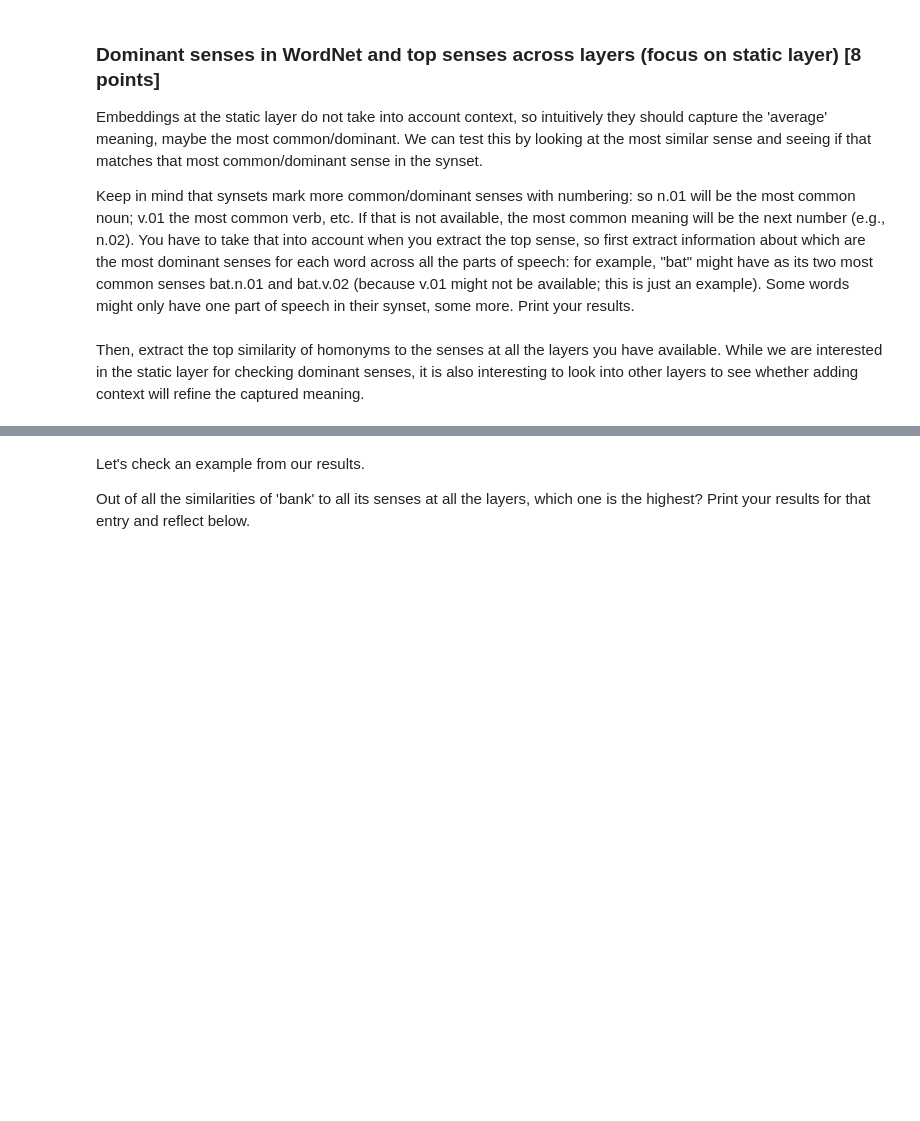
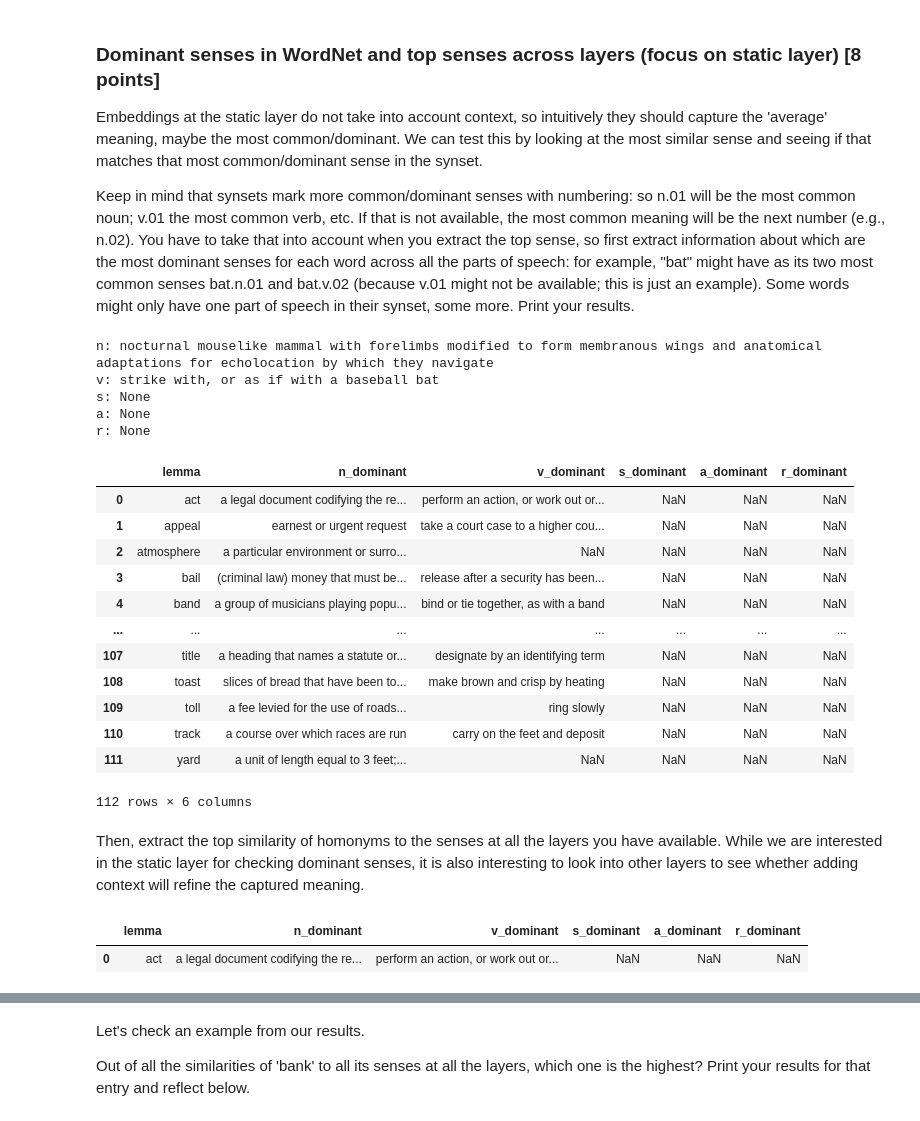
Before and after one commit to kazgar/comp_ling_assignment, a Jupyter notebook: compling26_assignment.ipynb, the cells around one changed output, grey strips where cells are left out. Cells and saved outputs as stored; diff of their text form; code cells hidden in the pictures; blank space fills up the shorter version.

```diff
--- a/compling26_assignment.ipynb
+++ b/compling26_assignment.ipynb
@@ -410,2 +408,75 @@ Keep in mind that synsets mark more common/dominant senses with numbering: so n.
+# %%
+# your code here
+parts_of_speech = ['n', 'v', 's', 'a', 'r']
+
+def extract_dominant_senses(word: str, parts_of_speech: list[str] = parts_of_speech):
+    dominant_pos = {}
+    for synset in wn.synsets(word):
+        name_split = synset.name().split(".")
+        pos, n = name_split[1], int(name_split[2])
+        if pos not in dominant_pos.keys():
+            dominant_pos[pos] = (n, synset.definition())
+        elif n < dominant_pos[pos][0]:
+            dominant_pos[pos] = (n, synset.definition())
+
+    formatted_dict = {
+        pos: definition for pos, (_, definition) in zip(dominant_pos.keys(), dominant_pos.values())
+    }
+
+    for pos in parts_of_speech:
+        if pos not in formatted_dict.keys():
+            formatted_dict[pos] = None
+
+    return formatted_dict
+
+for pos, dom_sense in extract_dominant_senses("bat").items():
+    print(f"{pos}: {dom_sense}")
+# %% [output]
+n: nocturnal mouselike mammal with forelimbs modified to form membranous wings and anatomical adaptations for echolocation by which they navigate
+v: strike with, or as if with a baseball bat
+s: None
+a: None
+r: None
+# %%
+lemmas = df_sentences_copy["lemma"].unique().tolist()
+n_dominant = []
+v_dominant = []
+s_dominant = []
+a_dominant = []
+r_dominant = []
+
+for lemma in lemmas:
+    pos_dominant_senses = extract_dominant_senses(lemma)
+    for pos, pos_list in zip(parts_of_speech, [
+        n_dominant, v_dominant, s_dominant, a_dominant, r_dominant
+    ]):
+        pos_list.append(pos_dominant_senses[pos])
+
+dominant_senses_df = pd.DataFrame(
+    {
+        "lemma": lemmas,
+        "n_dominant": n_dominant,
+        "v_dominant": v_dominant,
+        "s_dominant": s_dominant,
+        "a_dominant": a_dominant,
+        "r_dominant": r_dominant,
+    }
+)
+
+dominant_senses_df
+# %% [output]
+|  | lemma | n_dominant | v_dominant | s_dominant | a_dominant | r_dominant |
+| 0 | act | a legal document codifying the re... | perform an action, or work out or... | NaN | NaN | NaN |
+| 1 | appeal | earnest or urgent request | take a court case to a higher cou... | NaN | NaN | NaN |
+| 2 | atmosphere | a particular environment or surro... | NaN | NaN | NaN | NaN |
+| 3 | bail | (criminal law) money that must be... | release after a security has been... | NaN | NaN | NaN |
+| 4 | band | a group of musicians playing popu... | bind or tie together, as with a band | NaN | NaN | NaN |
+| ... | ... | ... | ... | ... | ... | ... |
+| 107 | title | a heading that names a statute or... | designate by an identifying term | NaN | NaN | NaN |
+| 108 | toast | slices of bread that have been to... | make brown and crisp by heating | NaN | NaN | NaN |
+| 109 | toll | a fee levied for the use of roads... | ring slowly | NaN | NaN | NaN |
+| 110 | track | a course over which races are run | carry on the feet and deposit | NaN | NaN | NaN |
+| 111 | yard | a unit of length equal to 3 feet;... | NaN | NaN | NaN | NaN |
+112 rows × 6 columns
 # %% [markdown]
 Then, extract the top similarity of homonyms to the senses at all the layers you have available. While we are interested in the static layer for checking dominant senses, it is also interesting to look into other layers to see whether adding context will refine the captured meaning.
@@ -413,0 +483,5 @@ Then, extract the top similarity of homonyms to the senses at all the layers you
+# %%
+dominant_senses_df[dominant_senses_df["lemma"] == "act"]
+# %% [output]
+|  | lemma | n_dominant | v_dominant | s_dominant | a_dominant | r_dominant |
+| 0 | act | a legal document codifying the re... | perform an action, or work out or... | NaN | NaN | NaN |
```
Also changed, not shown: parts of 3 cells of this notebook.
